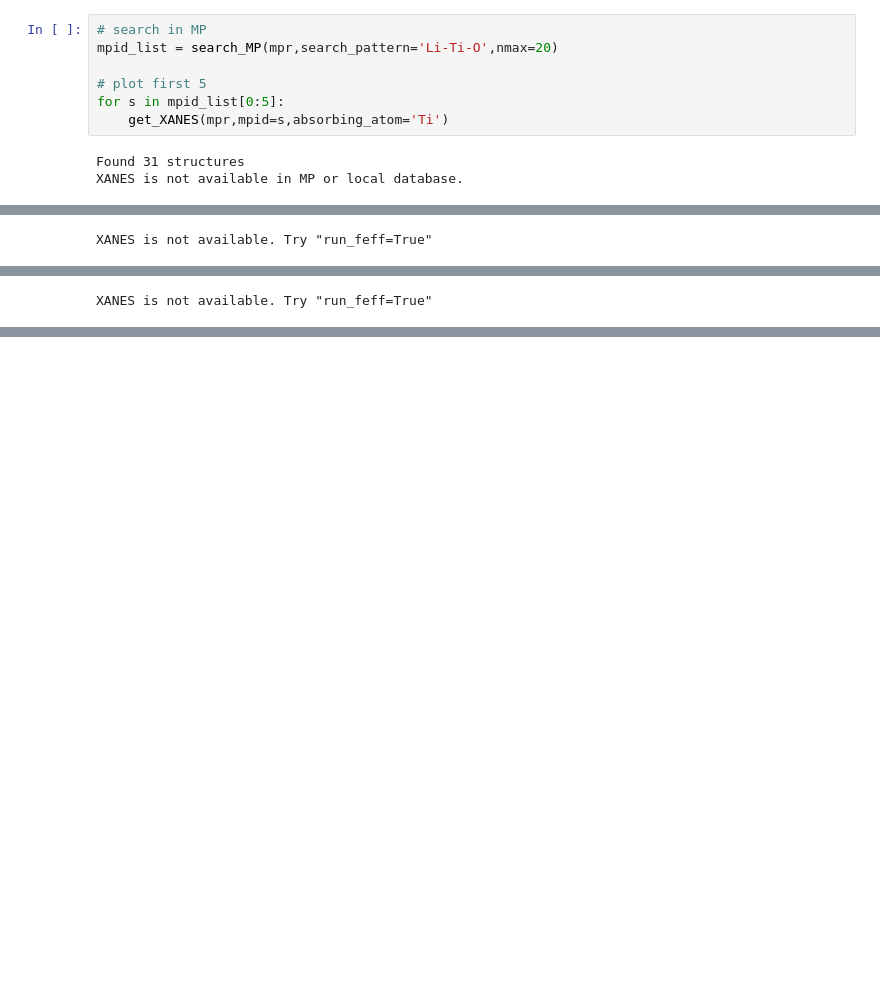
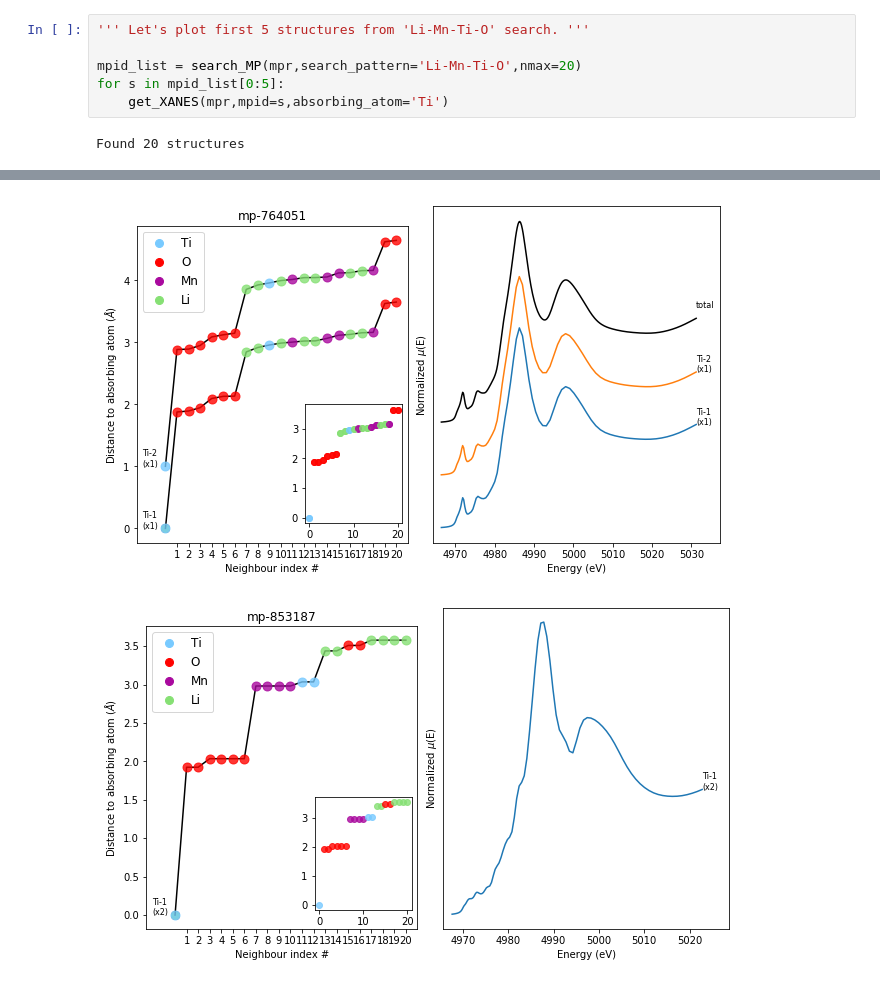
Before and after one commit to elistavitski/t4iss, a Jupyter notebook: module1.ipynb, the cells around one changed output, grey strips where cells are left out. Cells and saved outputs as stored; diff of their text form; blank space fills up the shorter version.

```diff
--- a/module1.ipynb
+++ b/module1.ipynb
@@ -31,10 +58,8 @@ running feff at /home/mt/gd/research/ACTIVE/NSLS-II-service/t4iss/data/XANES/mvc
 # %%
-# search in MP
-mpid_list = search_MP(mpr,search_pattern='Li-Ti-O',nmax=20)
+''' Let's plot first 5 structures from 'Li-Mn-Ti-O' search. '''
 
-# plot first 5
+mpid_list = search_MP(mpr,search_pattern='Li-Mn-Ti-O',nmax=20)
 for s in mpid_list[0:5]:
     get_XANES(mpr,mpid=s,absorbing_atom='Ti')
 # %% [output]
-Found 31 structures
-XANES is not available in MP or local database.
+Found 20 structures
@@ -43 +65,0 @@ XANES is not available in MP or local database.
-XANES is not available. Try "run_feff=True"
@@ -48 +65,0 @@ XANES is not available. Try "run_feff=True"
-XANES is not available. Try "run_feff=True"
@@ -52,0 +66,2 @@ XANES is not available. Try "run_feff=True"
+[figure, added]
+[figure, added]
```
Also changed, not shown: parts of 14 cells of this notebook, 10 other files.
